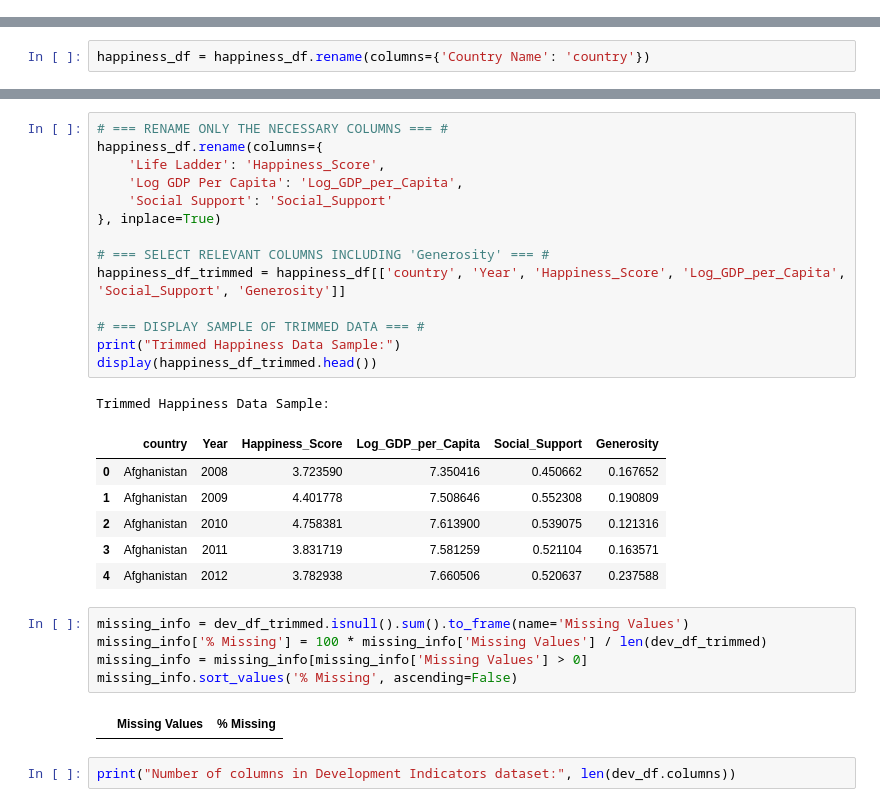
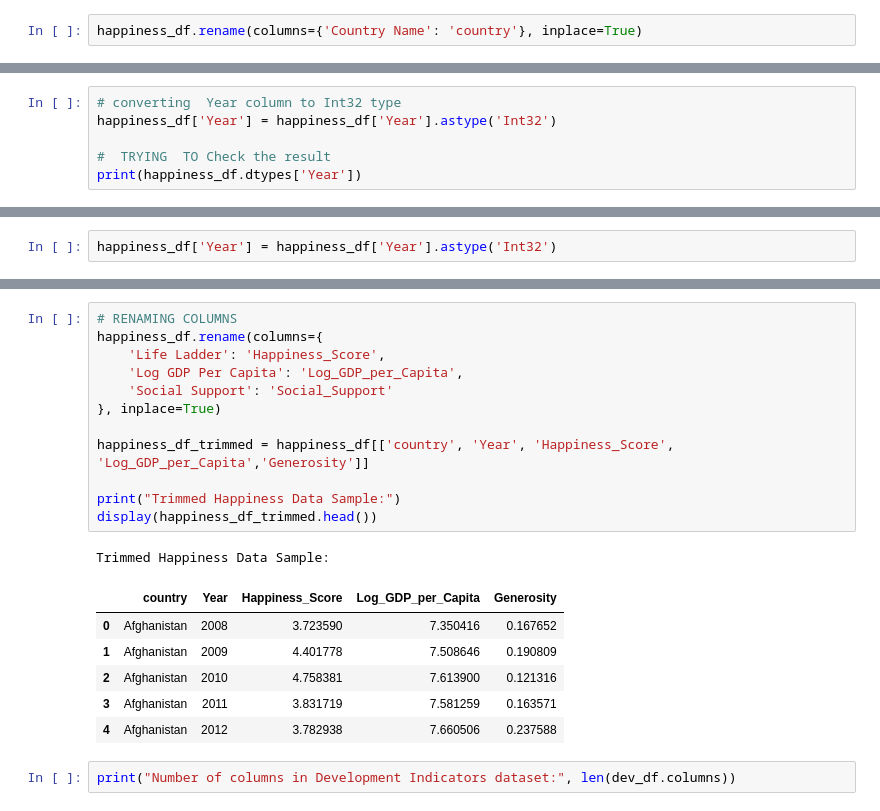
Before and after one commit to oliv-1990/HAPPY, a Jupyter notebook: Untitled-1.ipynb, the cells around one changed output, grey strips where cells are left out. Drawn from its saved outputs; the diff is of its cells as text.

```diff
--- a/Untitled-1.ipynb
+++ b/Untitled-1.ipynb
@@ -95 +217,3 @@ Year: 100.00% data present
+# %%
+happiness_df.rename(columns={'Country Name': 'country'}, inplace=True)
 # %%
@@ -142,0 +279,6 @@ intentional_homicides
+# %%
+# converting  Year column to Int32 type
+happiness_df['Year'] = happiness_df['Year'].astype('Int32')
+
+#  TRYING  TO Check the result
+print(happiness_df.dtypes['Year'])
@@ -320,5 +350,3 @@ Perceptions Of Corruption
 Positive Affect
 Negative Affect
 Confidence In National Government
-# %%
-happiness_df = happiness_df.rename(columns={'Country Name': 'country'})
@@ -341,0 +379,2 @@ Confidence In National Government
+# %%
+happiness_df['Year'] = happiness_df['Year'].astype('Int32')
@@ -342,32 +404,23 @@ Confidence In National Government
 # %%
-# === RENAME ONLY THE NECESSARY COLUMNS === #
+# RENAMING COLUMNS
 happiness_df.rename(columns={
     'Life Ladder': 'Happiness_Score',
     'Log GDP Per Capita': 'Log_GDP_per_Capita',
     'Social Support': 'Social_Support'
 }, inplace=True)
 
-# === SELECT RELEVANT COLUMNS INCLUDING 'Generosity' === #
-happiness_df_trimmed = happiness_df[['country', 'Year', 'Happiness_Score', 'Log_GDP_per_Capita', 'Social_Support', 'Generosity']]
+happiness_df_trimmed = happiness_df[['country', 'Year', 'Happiness_Score', 'Log_GDP_per_Capita','Generosity']]
 
-# === DISPLAY SAMPLE OF TRIMMED DATA === #
 print("Trimmed Happiness Data Sample:")
 display(happiness_df_trimmed.head())
 # %% [output]
 Trimmed Happiness Data Sample:
-|  | country | Year | Happiness_Score | Log_GDP_per_Capita | Social_Support | Generosity |
-| 0 | Afghanistan | 2008 | 3.723590 | 7.350416 | 0.450662 | 0.167652 |
-| 1 | Afghanistan | 2009 | 4.401778 | 7.508646 | 0.552308 | 0.190809 |
-| 2 | Afghanistan | 2010 | 4.758381 | 7.613900 | 0.539075 | 0.121316 |
-| 3 | Afghanistan | 2011 | 3.831719 | 7.581259 | 0.521104 | 0.163571 |
-| 4 | Afghanistan | 2012 | 3.782938 | 7.660506 | 0.520637 | 0.237588 |
+|  | country | Year | Happiness_Score | Log_GDP_per_Capita | Generosity |
+| 0 | Afghanistan | 2008 | 3.723590 | 7.350416 | 0.167652 |
+| 1 | Afghanistan | 2009 | 4.401778 | 7.508646 | 0.190809 |
+| 2 | Afghanistan | 2010 | 4.758381 | 7.613900 | 0.121316 |
+| 3 | Afghanistan | 2011 | 3.831719 | 7.581259 | 0.163571 |
+| 4 | Afghanistan | 2012 | 3.782938 | 7.660506 | 0.237588 |
-# %%
-missing_info = dev_df_trimmed.isnull().sum().to_frame(name='Missing Values')
-missing_info['% Missing'] = 100 * missing_info['Missing Values'] / len(dev_df_trimmed)
-missing_info = missing_info[missing_info['Missing Values'] > 0]
-missing_info.sort_values('% Missing', ascending=False)
-# %% [output]
-|  | Missing Values | % Missing |
 # %%
 print("Number of columns in Development Indicators dataset:", len(dev_df.columns))
 # %% [output]
```
Also changed, not shown: parts of 92 cells of this notebook, 1 other file.
